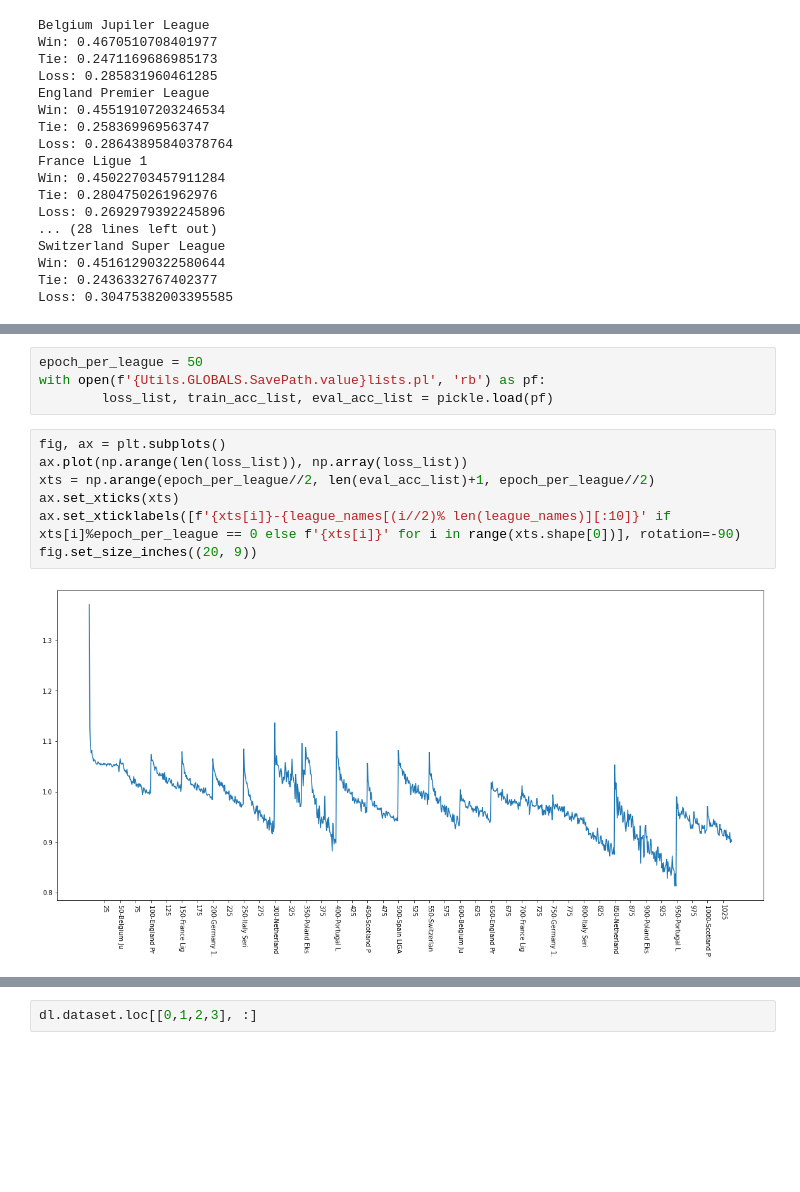
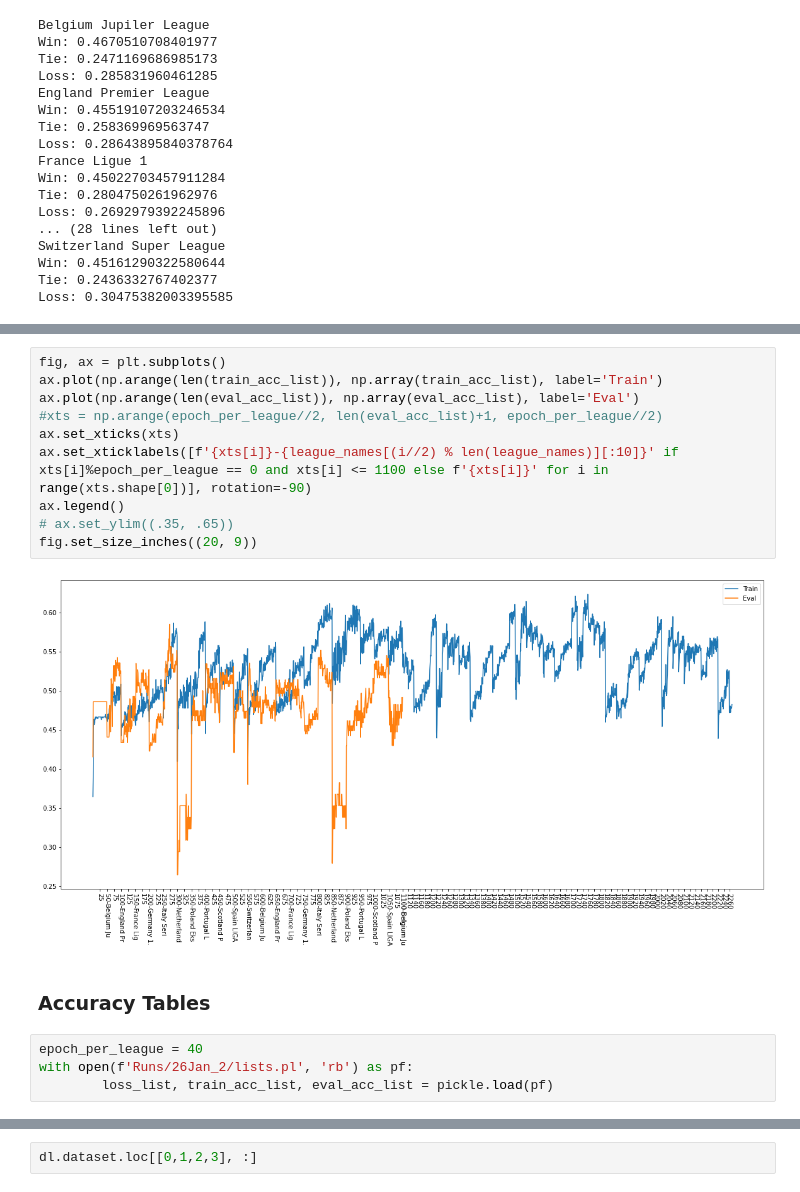
Before and after one commit to sunnybutwithano/Sports-Analysis-with-GNNs, a Jupyter notebook: vis.ipynb, the cells around one changed output, grey strips where cells are left out. Drawn from its saved outputs; the diff is of its cells as text; blank space fills up the shorter version.

```diff
--- a/vis.ipynb
+++ b/vis.ipynb
@@ -51,13 +102,18 @@ Loss: 0.30475382003395585
+# %%
+fig, ax = plt.subplots()
+ax.plot(np.arange(len(train_acc_list)), np.array(train_acc_list), label='Train')
+ax.plot(np.arange(len(eval_acc_list)), np.array(eval_acc_list), label='Eval')
+#xts = np.arange(epoch_per_league//2, len(eval_acc_list)+1, epoch_per_league//2)
+ax.set_xticks(xts)
+ax.set_xticklabels([f'{xts[i]}-{league_names[(i//2) % len(league_names)][:10]}' if xts[i]%epoch_per_league == 0 and xts[i] <= 1100 else f'{xts[i]}' for i in range(xts.shape[0])], rotation=-90)
+ax.legend()
+# ax.set_ylim((.35, .65))
+fig.set_size_inches((20, 9))
+# %% [output]
+[figure, added]
+# %% [markdown]
+### Accuracy Tables
 # %%
-epoch_per_league = 50
-with open(f'{Utils.GLOBALS.SavePath.value}lists.pl', 'rb') as pf:
+epoch_per_league = 40
+with open(f'Runs/26Jan_2/lists.pl', 'rb') as pf:
         loss_list, train_acc_list, eval_acc_list = pickle.load(pf)
-# %%
-fig, ax = plt.subplots()
-ax.plot(np.arange(len(loss_list)), np.array(loss_list))
-xts = np.arange(epoch_per_league//2, len(eval_acc_list)+1, epoch_per_league//2)
-ax.set_xticks(xts)
-ax.set_xticklabels([f'{xts[i]}-{league_names[(i//2)% len(league_names)][:10]}' if xts[i]%epoch_per_league == 0 else f'{xts[i]}' for i in range(xts.shape[0])], rotation=-90)
-fig.set_size_inches((20, 9))
-# %% [output]
-[figure, removed]
```
Also changed, not shown: parts of 22 cells of this notebook, 6 other files.
